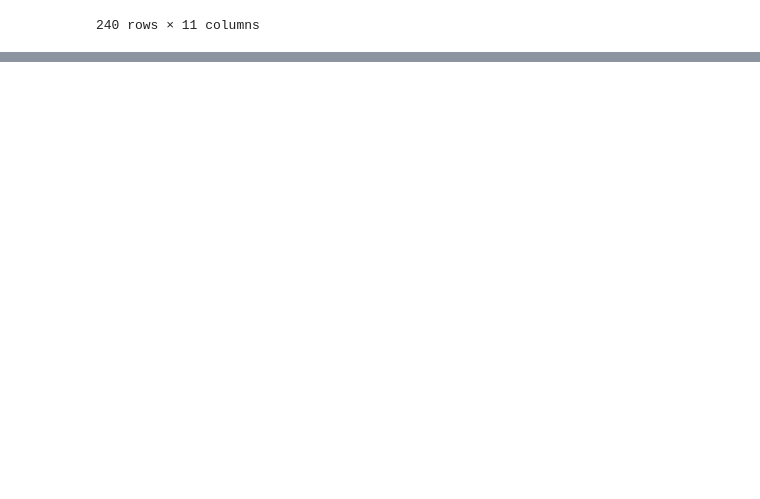
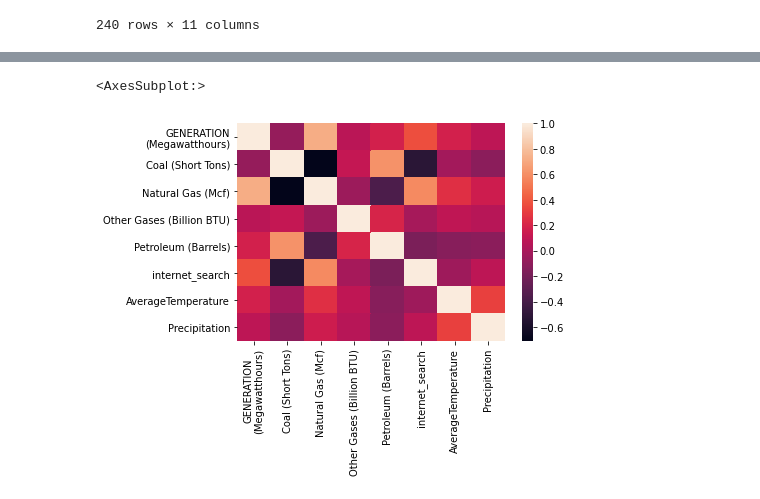
Before and after one commit to YfLiu-61F/PPOL564_project_Liu_Yifan, a Jupyter notebook: main/Project.ipynb, the cells around one changed output, grey strips where cells are left out. Saved outputs shown, nothing was run; the diff lists cells and outputs as text; code cells hidden in the pictures; blank space fills up the shorter version.

```diff
--- a/main/Project.ipynb
+++ b/main/Project.ipynb
@@ -247,0 +362,3 @@ full_data
+# %%
+#Since the google search did not come into being until 2004, I decided to fill the NAs with mode(it is also close to the mean)
+full_data['internet_search'].fillna(full_data['internet_search'].mode()[0], inplace =True)
@@ -247,0 +367,16 @@ full_data
+# %%
+#Split the data.
+y = full_data[['PRICE(Cents/kWh.5)']]
+X = full_data.drop(columns=['PRICE(Cents/kWh.5)', 'DATE'])
+train_X, test_X, train_y, test_y = train_test_split(X,y,test_size = .20,random_state=520)
+# %%
+# correlations between features
+corr_score = train_X[['GENERATION\n(Megawatthours)', 'Coal (Short Tons)',
+       'Natural Gas (Mcf)', 'Other Gases (Billion BTU)', 'Petroleum (Barrels)',
+       'internet_search', 'AverageTemperature', 'Precipitation', 'covid']].corr()
+
+# show heapmap of correlations
+sns.heatmap(corr_score)
+# %% [output]
+<AxesSubplot:>
+[figure, added]
```
Also changed, not shown: parts of 59 cells of this notebook.
